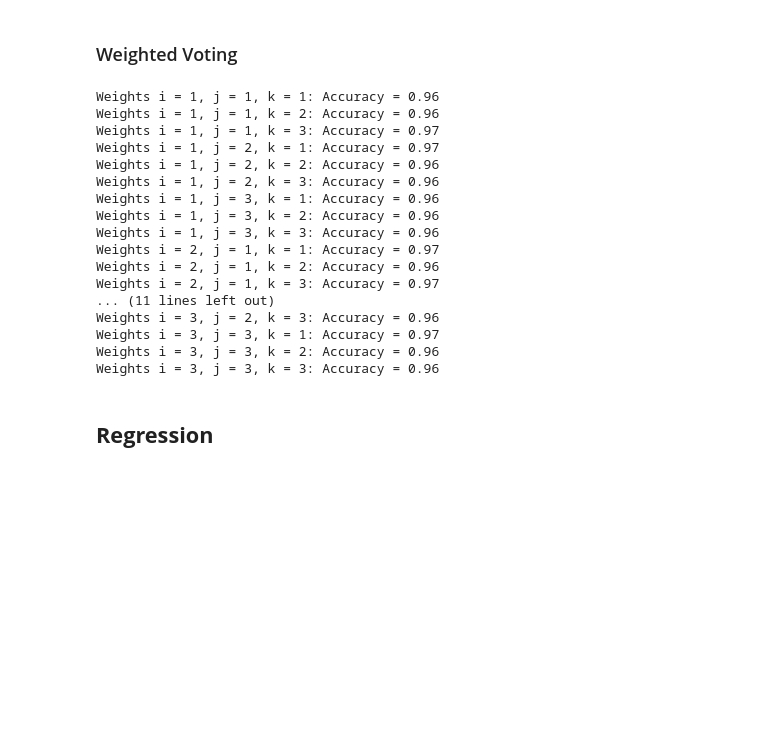
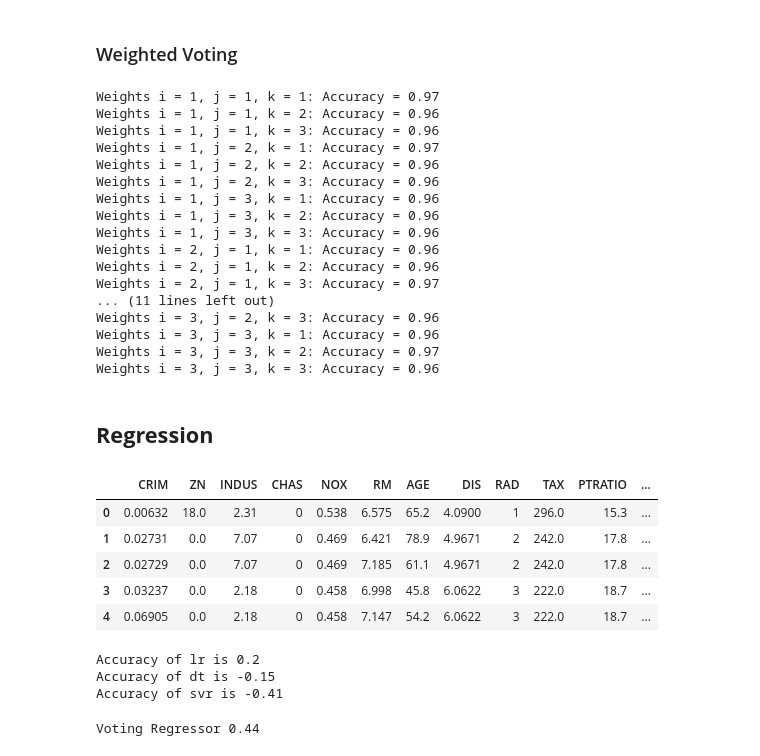
Before and after one commit to Saif-Ur-Rehman99/Stanford-MachineLearningSpecialization, a Jupyter notebook: 05_EnsembleLearning/voting.ipynb, the cells around one changed output. Cells and saved outputs as stored; diff of their text form; code cells hidden in the pictures; blank space fills up the shorter version.

Commit message:
voting ensemble complete

```diff
--- a/05_EnsembleLearning/voting.ipynb
+++ b/05_EnsembleLearning/voting.ipynb
@@ -90,31 +90,54 @@ print(np.round(np.mean(score2), 2))
 # %% [markdown]
 ### Weighted Voting
 # %%
+from sklearn.ensemble import VotingClassifier
+
 for i in range(1, 4):
     for j in range(1, 4):
         for k in range(1, 4):
 
-            vc3 = VotingClassifier(estimators=estimators, voting='soft', weights=[i,j,k])
+            vc3 = VotingClassifier(
+                    estimators=estimators,
+                    voting='soft',
+                    weights=[i, j, k]
+                )
+
             score3 = cross_val_score(vc3, x, y, cv=10, scoring='accuracy')
-
             print("Weights i = {}, j = {}, k = {}: Accuracy = {}".format(i,j,k, np.round(np.mean(score3), 2)))
 # %% [output]
-Weights i = 1, j = 1, k = 1: Accuracy = 0.96
+Weights i = 1, j = 1, k = 1: Accuracy = 0.97
 Weights i = 1, j = 1, k = 2: Accuracy = 0.96
-Weights i = 1, j = 1, k = 3: Accuracy = 0.97
+Weights i = 1, j = 1, k = 3: Accuracy = 0.96
 Weights i = 1, j = 2, k = 1: Accuracy = 0.97
 Weights i = 1, j = 2, k = 2: Accuracy = 0.96
 Weights i = 1, j = 2, k = 3: Accuracy = 0.96
 Weights i = 1, j = 3, k = 1: Accuracy = 0.96
 Weights i = 1, j = 3, k = 2: Accuracy = 0.96
 Weights i = 1, j = 3, k = 3: Accuracy = 0.96
-Weights i = 2, j = 1, k = 1: Accuracy = 0.97
+Weights i = 2, j = 1, k = 1: Accuracy = 0.96
 Weights i = 2, j = 1, k = 2: Accuracy = 0.96
 Weights i = 2, j = 1, k = 3: Accuracy = 0.97
 ... (11 lines left out)
 Weights i = 3, j = 2, k = 3: Accuracy = 0.96
-Weights i = 3, j = 3, k = 1: Accuracy = 0.97
-Weights i = 3, j = 3, k = 2: Accuracy = 0.96
+Weights i = 3, j = 3, k = 1: Accuracy = 0.96
+Weights i = 3, j = 3, k = 2: Accuracy = 0.97
 Weights i = 3, j = 3, k = 3: Accuracy = 0.96
 # %% [markdown]
 ## **Regression**
+# %%
+import pandas as pd
+
+
+df = pd.read_csv('../Database/housing.csv', sep='\s+', header=None)
+column_names = ['CRIM', 'ZN', 'INDUS', 'CHAS', 'NOX', 'RM', 'AGE', 'DIS', 'RAD', 'TAX', 'PTRATIO', 'B', 'LSTAT', 'MEDV']
+
+
+df.columns = column_names
+df.head()
+# %% [output]
+|  | CRIM | ZN | INDUS | CHAS | NOX | RM | AGE | DIS | RAD | TAX | PTRATIO | ... |
+| 0 | 0.00632 | 18.0 | 2.31 | 0 | 0.538 | 6.575 | 65.2 | 4.0900 | 1 | 296.0 | 15.3 | ... |
+| 1 | 0.02731 | 0.0 | 7.07 | 0 | 0.469 | 6.421 | 78.9 | 4.9671 | 2 | 242.0 | 17.8 | ... |
+| 2 | 0.02729 | 0.0 | 7.07 | 0 | 0.469 | 7.185 | 61.1 | 4.9671 | 2 | 242.0 | 17.8 | ... |
+| 3 | 0.03237 | 0.0 | 2.18 | 0 | 0.458 | 6.998 | 45.8 | 6.0622 | 3 | 222.0 | 18.7 | ... |
+| 4 | 0.06905 | 0.0 | 2.18 | 0 | 0.458 | 7.147 | 54.2 | 6.0622 | 3 | 222.0 | 18.7 | ... |
@@ -120,0 +167,29 @@ Weights i = 3, j = 3, k = 3: Accuracy = 0.96
+# %%
+import numpy as np
+for estimator in estimators:
+
+    val_score = cross_val_score(
+                estimator=estimator[1],
+                X=x,
+                y=y,
+                cv=10,
+                scoring='r2')
+    print("Accuracy of {} is {}".format(estimator[0], np.round(np.mean(val_score), 2)))
+# %% [output]
+Accuracy of lr is 0.2
+Accuracy of dt is -0.15
+Accuracy of svr is -0.41
+# %%
+from sklearn.ensemble import VotingRegressor
+
+vr = VotingRegressor(estimators=estimators)
+score = cross_val_score(
+    vr,
+    X=x,
+    y=y,
+    cv=10,
+    scoring='r2'
+)
+print("Voting Regressor {}".format(np.round(np.mean(score), 2)))
+# %% [output]
+Voting Regressor 0.44
```
Also changed, not shown: parts of 7 cells of this notebook, 2 other files.
